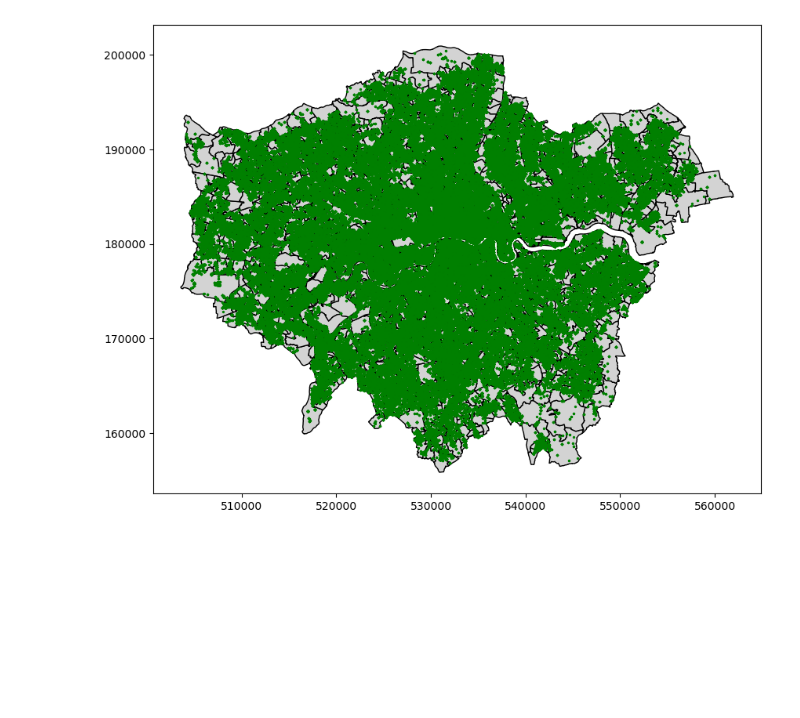
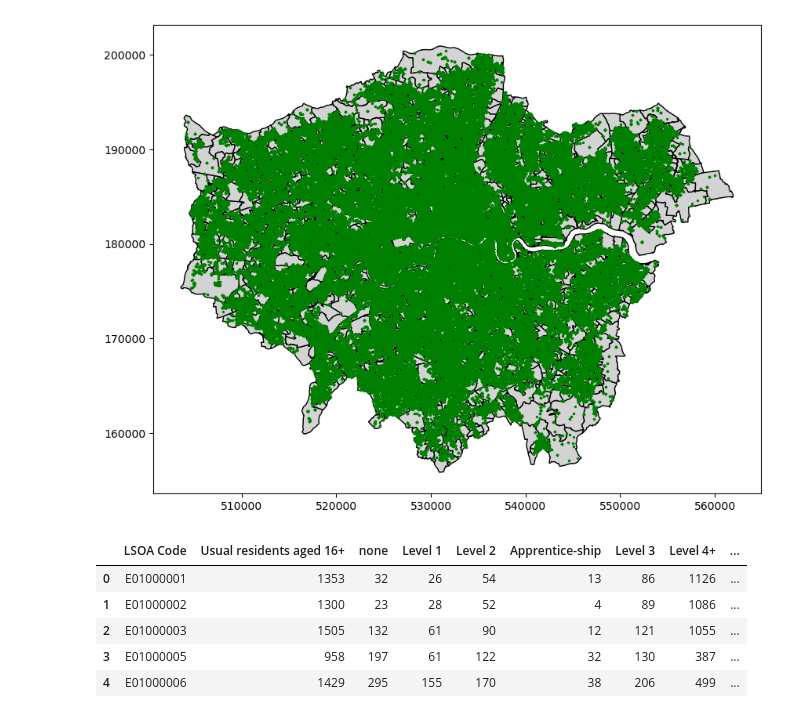
Before and after one commit to Saadsiddiqui100/Data-Analytics-Project, a Jupyter notebook: NCG613a_Project2_FINAL_PROJECT.ipynb, the cells around one changed output. Saved outputs shown, nothing was run; the diff lists cells and outputs as text; code cells hidden in the pictures; blank space fills up the shorter version.

Commit message:
Update NCG613a_Project2_FINAL_PROJECT.ipynb
Added education level per LSOA and added some brief stats

```diff
--- a/NCG613a_Project2_FINAL_PROJECT.ipynb
+++ b/NCG613a_Project2_FINAL_PROJECT.ipynb
@@ -97,3 +97,17 @@ Crime_Points_GeomOnly.plot(ax=ax, color='green',markersize=2)
 plt.show()
 # %% [output]
 [figure]
+# %%
+#Load London all 7 2021 education levels and numbers of 16+ persons, per LSOA
+Edu_2021 = pd.read_excel('London2021_Qualifications.xlsx', sheet_name= '2021')
+Edu_2021 = Edu_2021 [['LSOA code', 'Usual residents aged 16+','none','Level 1','Level 2','Apprentice-ship','Level 3','Level 4+','Other']]
+Edu_2021 = Edu_2021.rename(columns={'LSOA code': 'LSOA Code'})
+# %%
+Edu_2021.head()
+# %% [output]
+|  | LSOA Code | Usual residents aged 16+ | none | Level 1 | Level 2 | Apprentice-ship | Level 3 | Level 4+ | ... |
+| 0 | E01000001 | 1353 | 32 | 26 | 54 | 13 | 86 | 1126 | ... |
+| 1 | E01000002 | 1300 | 23 | 28 | 52 | 4 | 89 | 1086 | ... |
+| 2 | E01000003 | 1505 | 132 | 61 | 90 | 12 | 121 | 1055 | ... |
+| 3 | E01000005 | 958 | 197 | 61 | 122 | 32 | 130 | 387 | ... |
+| 4 | E01000006 | 1429 | 295 | 155 | 170 | 38 | 206 | 499 | ... |
```
Also changed, not shown: parts of 3 cells of this notebook.
